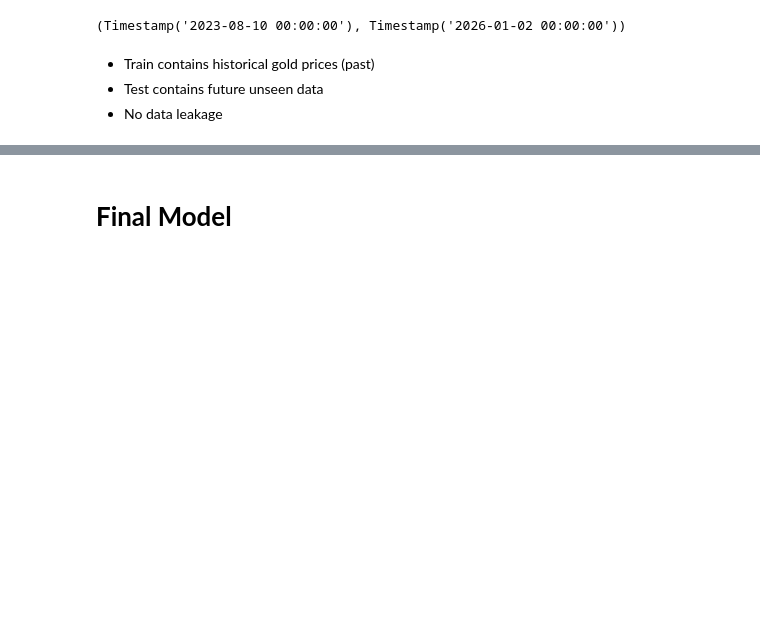
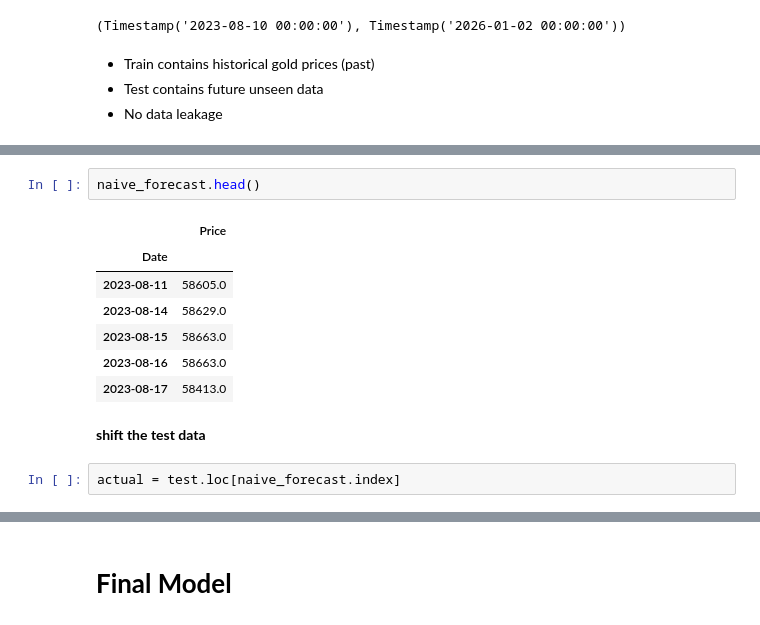
Before and after one commit to Sagarjain93/Machine-Learning-Portfolio, a Jupyter notebook: 03_ML_Practice/Gold_Price_Prediction_Forecasting/03_notebook/05_modelling.ipynb, the cells around one changed output, grey strips where cells are left out. Saved outputs shown, nothing was run; the diff lists cells and outputs as text; blank space fills up the shorter version.

```diff
--- a/03_ML_Practice/Gold_Price_Prediction_Forecasting/03_notebook/05_modelling.ipynb
+++ b/03_ML_Practice/Gold_Price_Prediction_Forecasting/03_notebook/05_modelling.ipynb
@@ -1815,0 +1836,14 @@ test.index.min(), test.index.max()
+# %%
+naive_forecast.head()
+# %% [output]
+|  | Price |
+| Date |  |
+| 2023-08-11 | 58605.0 |
+| 2023-08-14 | 58629.0 |
+| 2023-08-15 | 58663.0 |
+| 2023-08-16 | 58663.0 |
+| 2023-08-17 | 58413.0 |
+# %% [markdown]
+**shift the test data**
+# %%
+actual = test.loc[naive_forecast.index]
```
Also changed, not shown: parts of 13 cells of this notebook.
